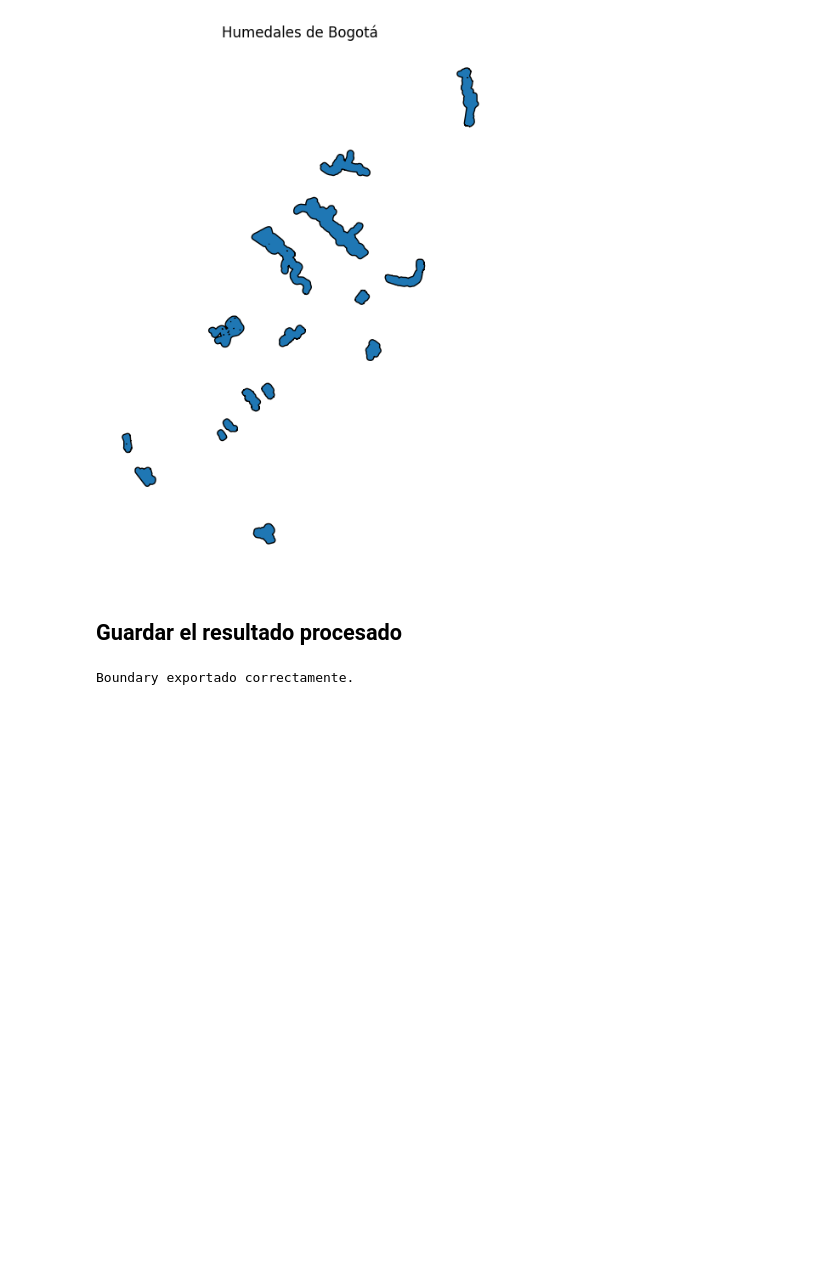
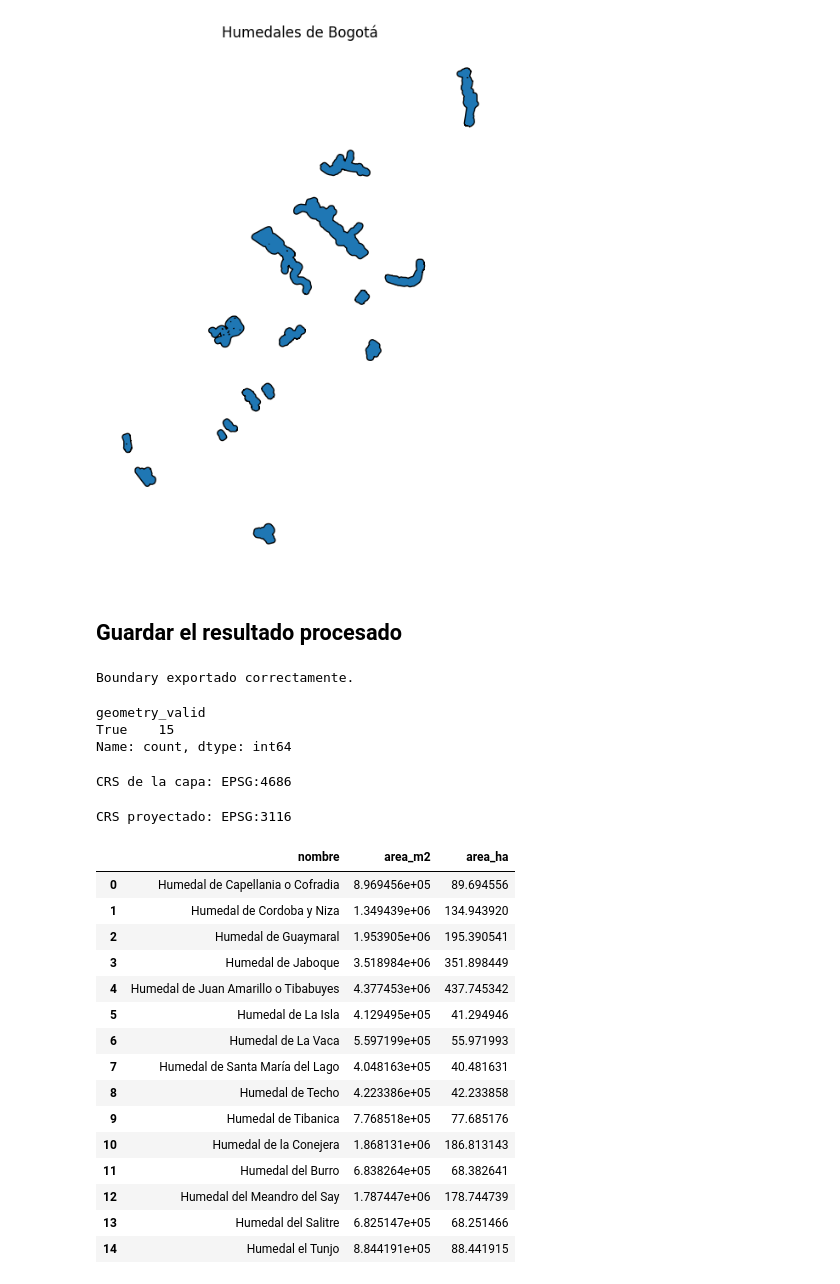
Before and after one commit to MoisesZION/humedales, a Jupyter notebook: notebooks/humedales.ipynb, the cells around one changed output. Saved outputs shown, nothing was run; the diff lists cells and outputs as text; code cells hidden in the pictures; blank space fills up the shorter version.

```diff
--- a/notebooks/humedales.ipynb
+++ b/notebooks/humedales.ipynb
@@ -160,3 +160,43 @@ humedales_boundary.to_file(
 print("Boundary exportado correctamente.")
 # %% [output]
 Boundary exportado correctamente.
+# %%
+# Revisar geometrías válidas
+humedales_boundary["geometry_valid"] = humedales_boundary.geometry.is_valid
+
+humedales_boundary["geometry_valid"].value_counts()
+# %% [output]
+geometry_valid
+True    15
+Name: count, dtype: int64
+# %%
+print("CRS de la capa:", humedales_boundary.crs)
+# %% [output]
+CRS de la capa: EPSG:4686
+# %%
+humedales_boundary_projected = humedales_boundary.to_crs(epsg=3116)
+print("CRS proyectado:", humedales_boundary_projected.crs)
+# %% [output]
+CRS proyectado: EPSG:3116
+# %%
+humedales_boundary_projected["area_m2"] = humedales_boundary_projected.geometry.area
+humedales_boundary_projected["area_ha"] = humedales_boundary_projected["area_m2"] / 10000
+
+humedales_boundary_projected[["nombre", "area_m2", "area_ha"]].head(15)
+# %% [output]
+|  | nombre | area_m2 | area_ha |
+| 0 | Humedal de Capellania o Cofradia | 8.969456e+05 | 89.694556 |
+| 1 | Humedal de Cordoba y Niza | 1.349439e+06 | 134.943920 |
+| 2 | Humedal de Guaymaral | 1.953905e+06 | 195.390541 |
+| 3 | Humedal de Jaboque | 3.518984e+06 | 351.898449 |
+| 4 | Humedal de Juan Amarillo o Tibabuyes | 4.377453e+06 | 437.745342 |
+| 5 | Humedal de La Isla | 4.129495e+05 | 41.294946 |
+| 6 | Humedal de La Vaca | 5.597199e+05 | 55.971993 |
+| 7 | Humedal de Santa María del Lago | 4.048163e+05 | 40.481631 |
+| 8 | Humedal de Techo | 4.223386e+05 | 42.233858 |
+| 9 | Humedal de Tibanica | 7.768518e+05 | 77.685176 |
+| 10 | Humedal de la Conejera | 1.868131e+06 | 186.813143 |
+| 11 | Humedal del Burro | 6.838264e+05 | 68.382641 |
+| 12 | Humedal del Meandro del Say | 1.787447e+06 | 178.744739 |
+| 13 | Humedal del Salitre | 6.825147e+05 | 68.251466 |
+| 14 | Humedal el Tunjo | 8.844191e+05 | 88.441915 |
```
Also changed, not shown: parts of 5 cells of this notebook, 3 other files.
